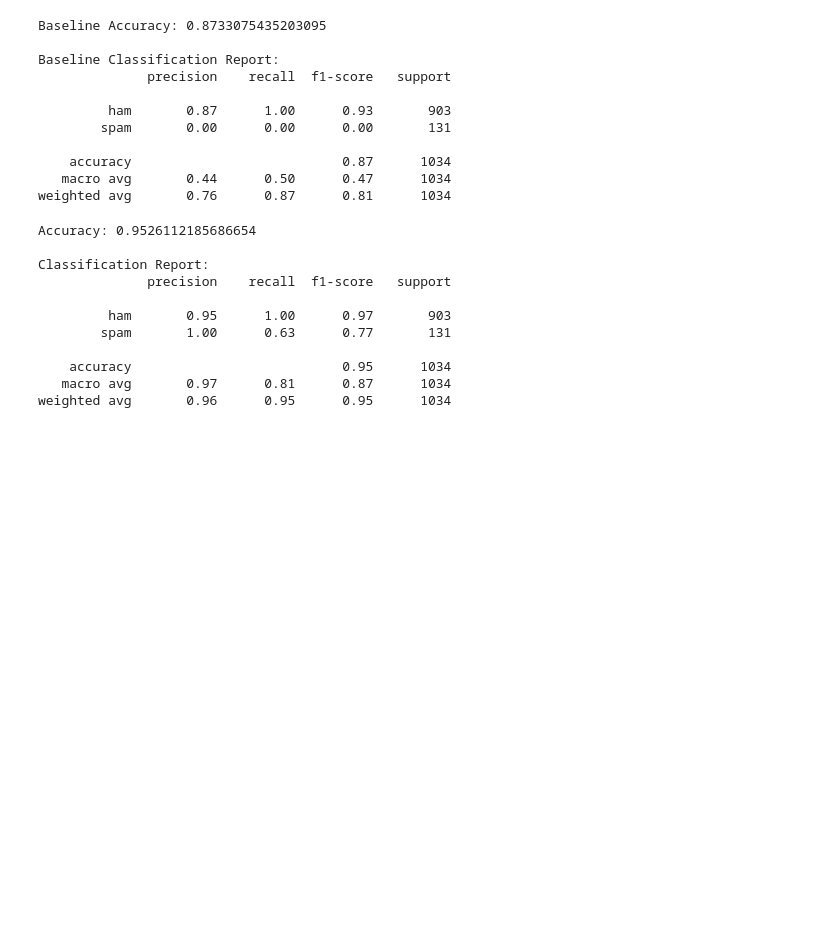
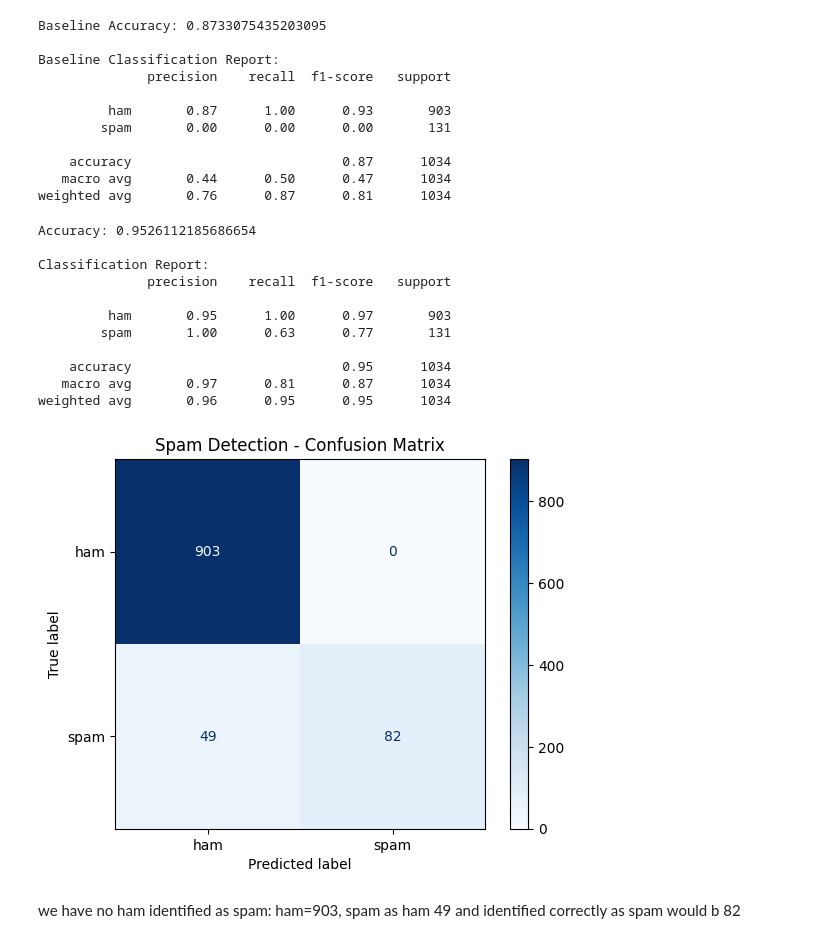
Before and after one commit to kalkidan404/Spam_detection, a Jupyter notebook: Note_books/spam_detection.ipynb, the cells around one changed output. Drawn from its saved outputs; the diff is of its cells as text; code cells hidden in the pictures; blank space fills up the shorter version.

```diff
--- a/Note_books/spam_detection.ipynb
+++ b/Note_books/spam_detection.ipynb
@@ -240,3 +240,20 @@ Classification Report:
     accuracy                           0.95      1034
    macro avg       0.97      0.81      0.87      1034
 weighted avg       0.96      0.95      0.95      1034
+# %%
+from sklearn.metrics import ConfusionMatrixDisplay
+import matplotlib.pyplot as plt
+
+ConfusionMatrixDisplay.from_predictions(
+    y_test,
+    y_pred,
+    labels=["ham", "spam"],
+    cmap="Blues"
+)
+
+plt.title("Spam Detection - Confusion Matrix")
+plt.show()
+# %% [output]
+[figure, added]
+# %% [markdown]
+we have no ham identified as spam: ham=903, spam as ham 49 and identified correctly as spam would b 82
```
Also changed, not shown: parts of 14 cells of this notebook, 1 other file.
